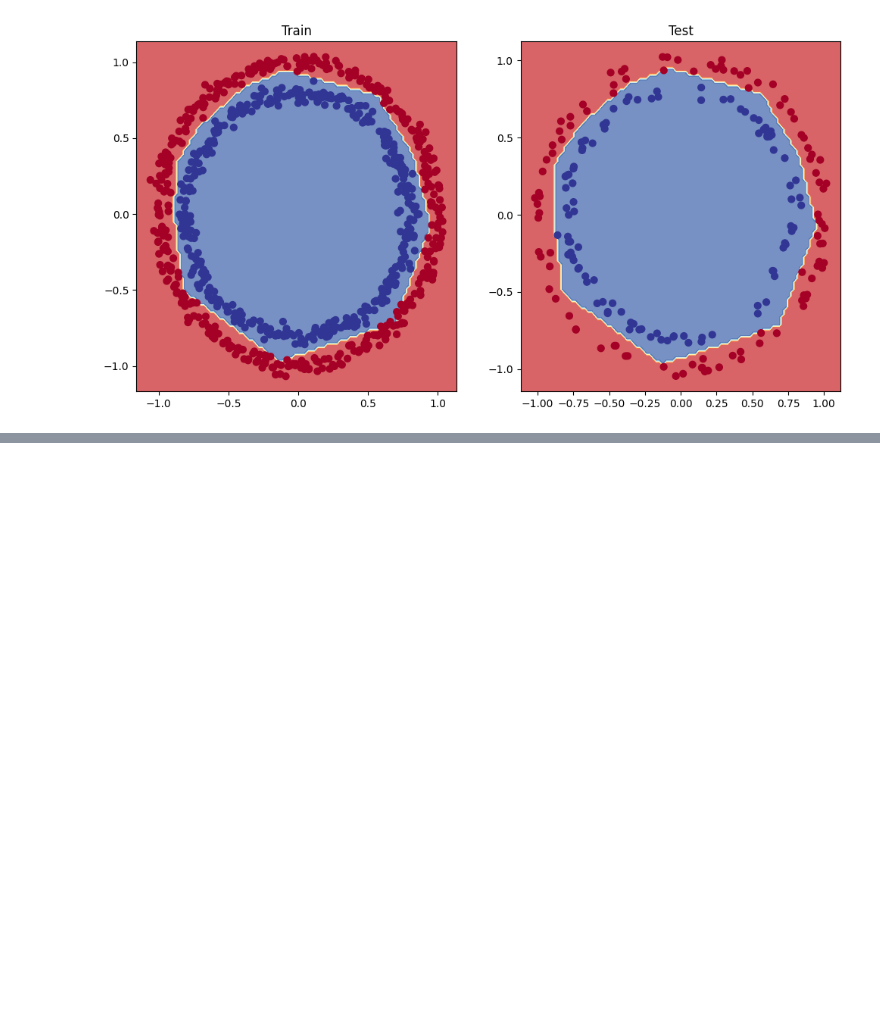
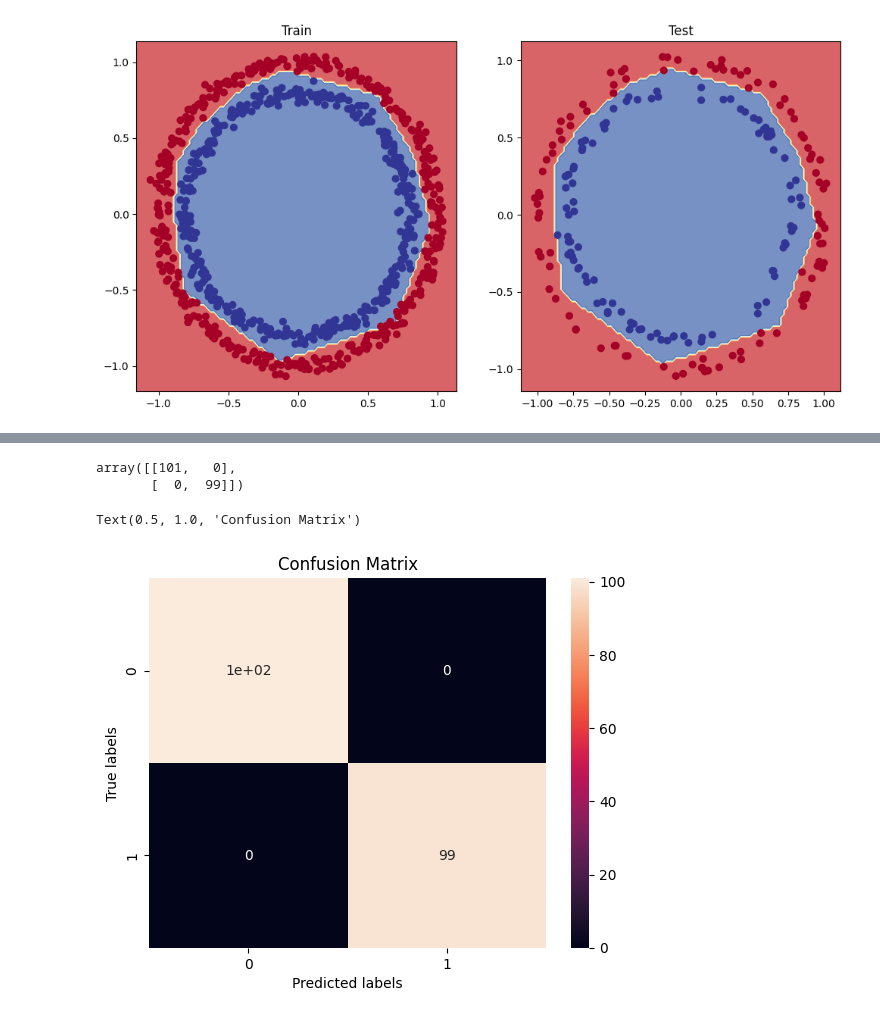
Before and after one commit to LivingstonTardzenyuy/Deep-Learning-with-TensorFlow, a Jupyter notebook: 02_neural_network_classification_in_tensorflow.ipynb, the cells around one changed output, grey strips where cells are left out. Drawn from its saved outputs; the diff is of its cells as text; code cells hidden in the pictures; blank space fills up the shorter version.

```diff
--- a/02_neural_network_classification_in_tensorflow.ipynb
+++ b/02_neural_network_classification_in_tensorflow.ipynb
@@ -748,0 +771,9 @@ doing binary classifcation...
+# %%
+# import and crreate matrix
+from sklearn.metrics import confusion_matrix
+
+# Make predictions.
+y_preds = model_10.predict(X_test)
+
+# Create confusion matrix
+confusion_matrix(y_test, y_preds)
@@ -748,0 +819,18 @@ doing binary classifcation...
+# %%
+# Confusion matrix for our preds_round values
+confusion_matrix(y_test, tf.math.round(y_preds))
+# %% [output]
+array([[101,   0],
+       [  0,  99]])
+# %%
+# Visualizing our confusion matrix using seaborn heatmap.
+
+import seaborn as sns
+sns.heatmap(confusion_matrix(y_test, tf.math.round(y_preds)), annot=True)
+
+plt.xlabel('Predicted labels')
+plt.ylabel('True labels')
+plt.title('Confusion Matrix');
+# %% [output]
+Text(0.5, 1.0, 'Confusion Matrix')
+[figure, added]
```
Also changed, not shown: parts of 17 cells of this notebook.
